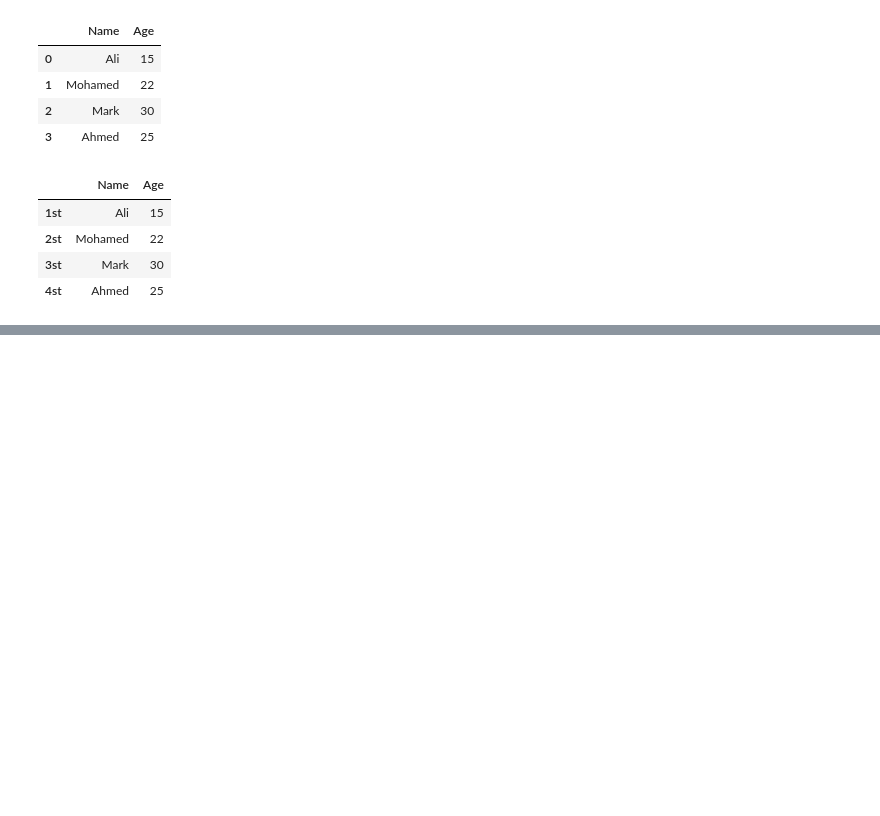
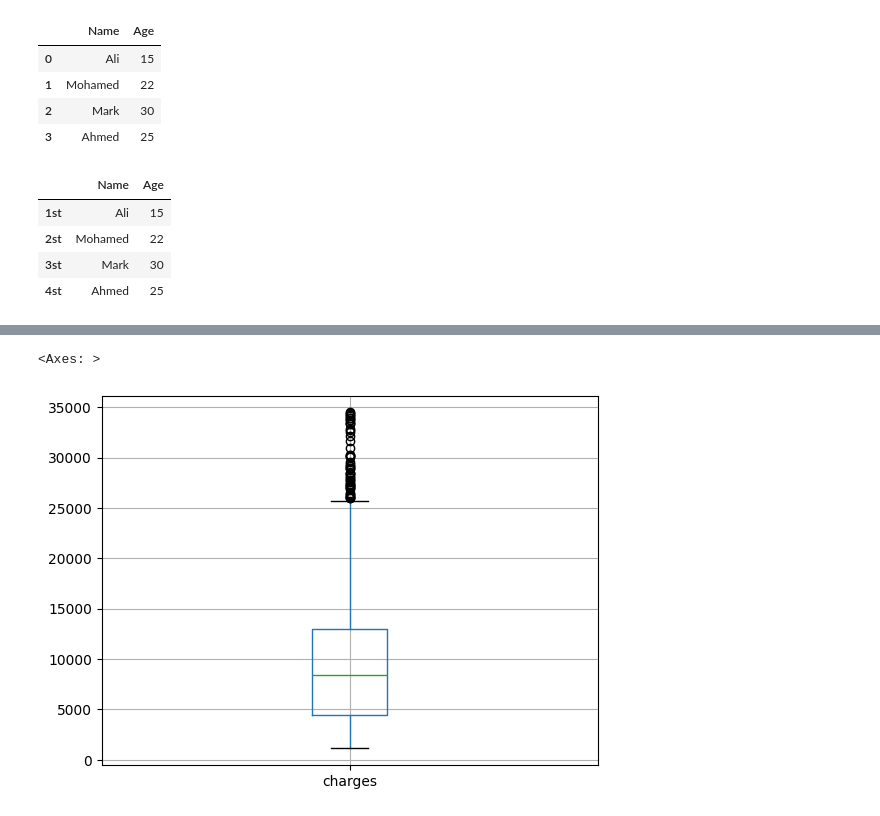
Before and after one commit to Mohamedreda333-crypto/advanced_machine_learning, a Jupyter notebook: AI-ML-Portfolio-Hub/Data Analysis/Statistics(Numpy and Pandas)/Pandas.ipynb, the cells around one changed output, grey strips where cells are left out. Saved outputs shown, nothing was run; the diff lists cells and outputs as text; code cells hidden in the pictures; blank space fills up the shorter version.

```diff
--- a/AI-ML-Portfolio-Hub/Data Analysis/Statistics(Numpy and Pandas)/Pandas.ipynb
+++ b/AI-ML-Portfolio-Hub/Data Analysis/Statistics(Numpy and Pandas)/Pandas.ipynb
@@ -49,0 +994,5 @@ df
+# %%
+clean_df[['charges']].boxplot()
+# %% [output]
+<Axes: >
+[figure, added]
```
Also changed, not shown: parts of 113 cells of this notebook.
